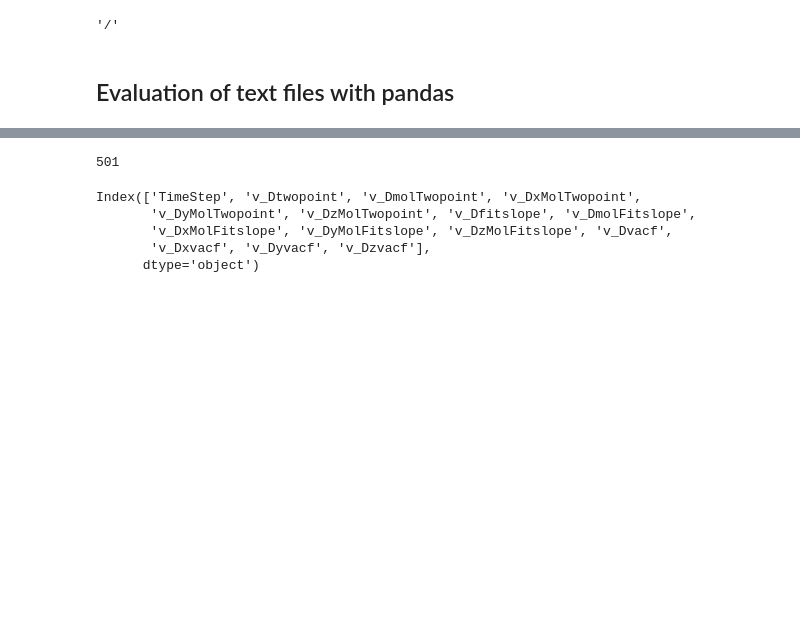
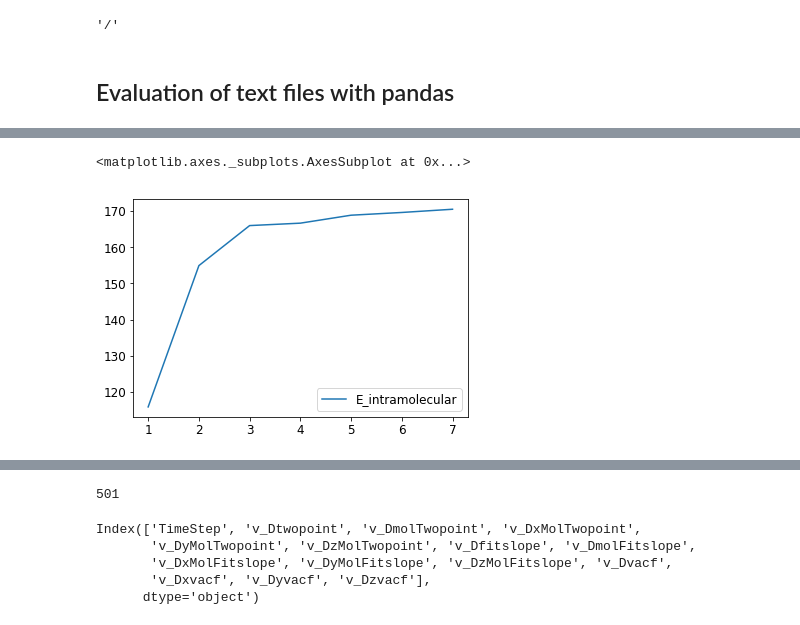
Before and after one commit to jotelha/jlhphd, a Jupyter notebook: postprocessing.ipynb, the cells around one changed output, grey strips where cells are left out. Cells and saved outputs as stored; diff of their text form; code cells hidden in the pictures; blank space fills up the shorter version.

```diff
--- a/postprocessing.ipynb
+++ b/postprocessing.ipynb
@@ -107,0 +137,8 @@ dt = 2e-15 # 2 fs timestep
+# %%
+# total intramolecular ("bonded") interactions:
+minimization_thermo_pd["E_intramolecular"] = minimization_thermo_pd[["E_bond","E_angle","E_dihed"]].sum(axis=1)
+# %%
+minimization_thermo_pd[["E_intramolecular"]][1:].plot()
+# %% [output]
+<matplotlib.axes._subplots.AxesSubplot at 0x...>
+[figure, added]
```
Also changed, not shown: parts of 28 cells of this notebook, 15 other files.
